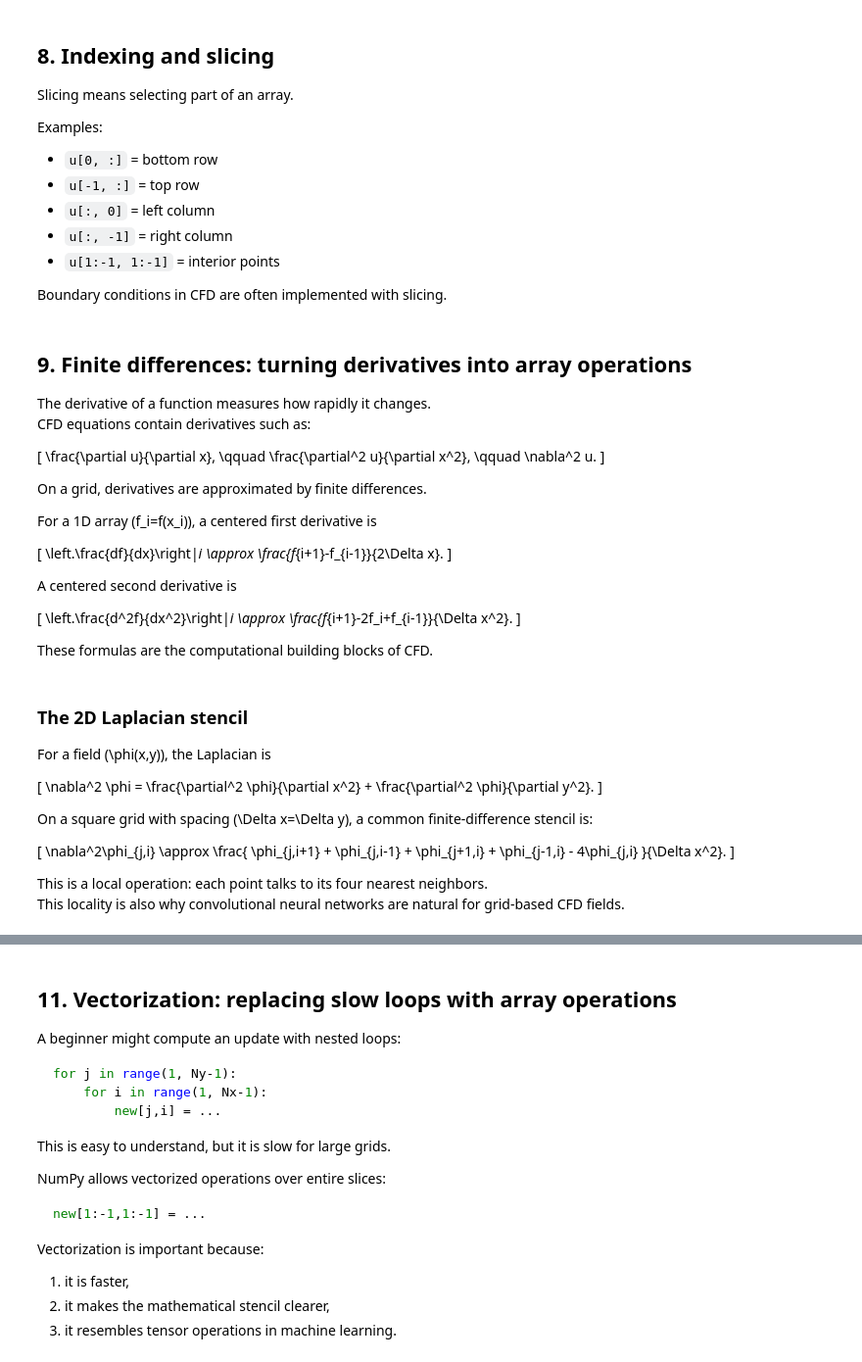
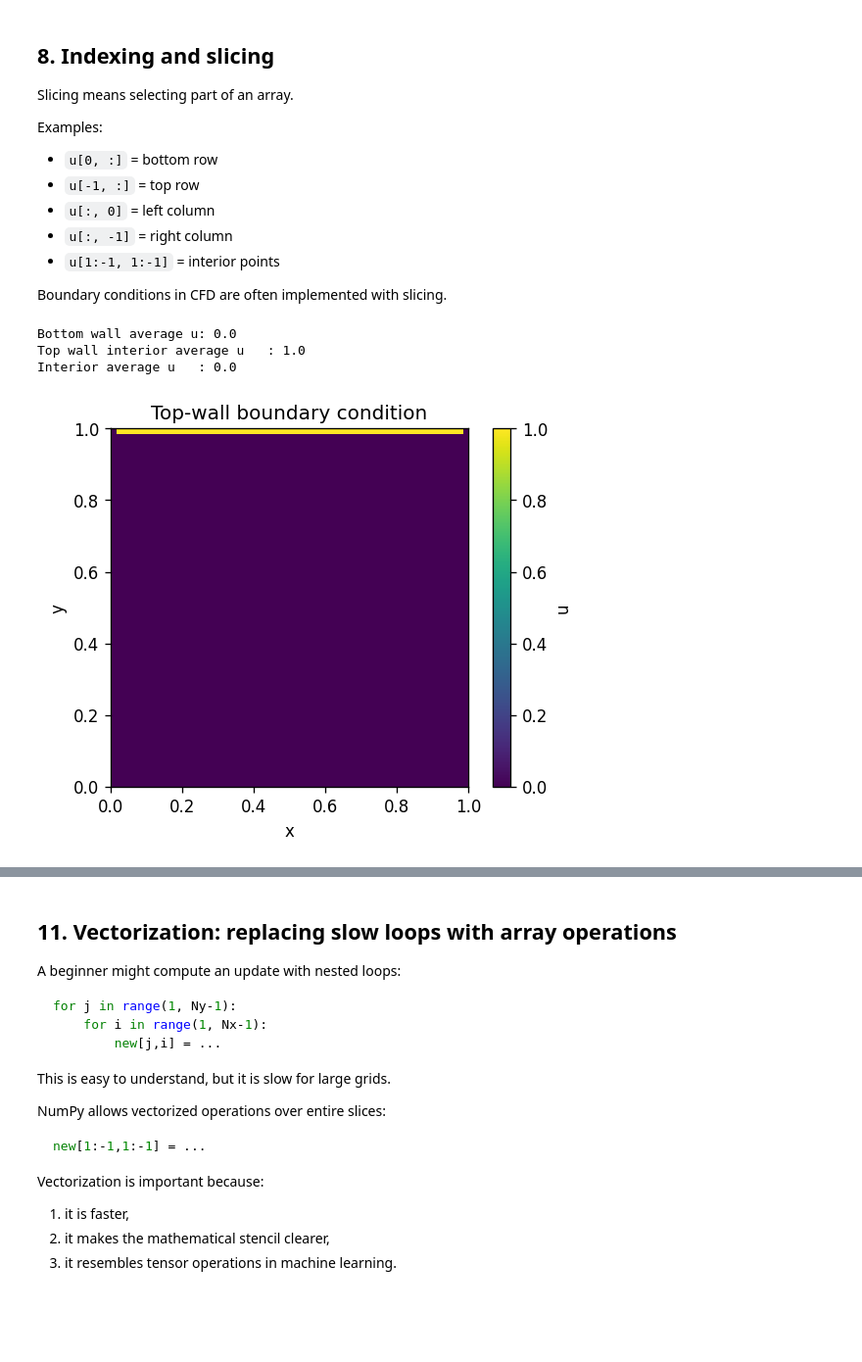
Before and after one commit to Ehsan-Roohi/FlowMLLab, a Jupyter notebook: notebooks/week01/01_python_for_cfd_ai_fluids.ipynb, the cells around one changed output, grey strips where cells are left out. Shown at 98% size. Saved outputs shown, nothing was run; the diff lists cells and outputs as text; code cells hidden in the pictures; blank space fills up the shorter version.

```diff
--- a/notebooks/week01/01_python_for_cfd_ai_fluids.ipynb
+++ b/notebooks/week01/01_python_for_cfd_ai_fluids.ipynb
@@ -480,50 +546,24 @@ Boundary conditions in CFD are often implemented with slicing.
 # %%
 u = np.zeros((Ny, Nx))
 
 # Lid-driven cavity boundary condition:
 # top wall moves with u = 1, all other walls have u = 0.
-u[-1, :] = 1.0
+u[-1, 1:-1] = 1.0  # stationary side walls take precedence at corners
 
 print("Bottom wall average u:", np.mean(u[0, :]))
-print("Top wall average u   :", np.mean(u[-1, :]))
+print("Top wall interior average u   :", np.mean(u[-1, 1:-1]))
 print("Interior average u   :", np.mean(u[1:-1, 1:-1]))
 
 plt.figure(figsize=(5, 4))
 plt.imshow(u, origin="lower", extent=[0, 1, 0, 1])
 plt.colorbar(label="u")
 plt.xlabel("x")
 plt.ylabel("y")
 plt.title("Top-wall boundary condition")
 plt.tight_layout()
 plt.show()
+# %% [output]
+Bottom wall average u: 0.0
+Top wall interior average u   : 1.0
+Interior average u   : 0.0
+[figure, added]
-# %% [markdown]
-## 9. Finite differences: turning derivatives into array operations
-
-The derivative of a function measures how rapidly it changes.
-CFD equations contain derivatives such as:
-
-\[
-\frac{\partial u}{\partial x}, \qquad
-\frac{\partial^2 u}{\partial x^2}, \qquad
-\nabla^2 u.
-\]
-
-On a grid, derivatives are approximated by finite differences.
-
-For a 1D array \(f_i=f(x_i)\), a centered first derivative is
-
-\[
-\left.\frac{df}{dx}\right|_i
-\approx
-\frac{f_{i+1}-f_{i-1}}{2\Delta x}.
-\]
-
-A centered second derivative is
-
-\[
-\left.\frac{d^2f}{dx^2}\right|_i
-\approx
-\frac{f_{i+1}-2f_i+f_{i-1}}{\Delta x^2}.
-\]
-
-These formulas are the computational building blocks of CFD.
@@ -558,24 +569,0 @@ plt.show()
-# %% [markdown]
-### The 2D Laplacian stencil
-
-For a field \(\phi(x,y)\), the Laplacian is
-
-\[
-\nabla^2 \phi =
-\frac{\partial^2 \phi}{\partial x^2}
-+
-\frac{\partial^2 \phi}{\partial y^2}.
-\]
-
-On a square grid with spacing \(\Delta x=\Delta y\), a common finite-difference stencil is:
-
-\[
-\nabla^2\phi_{j,i}
-\approx
-\frac{
-\phi_{j,i+1} + \phi_{j,i-1} + \phi_{j+1,i} + \phi_{j-1,i} - 4\phi_{j,i}
-}{\Delta x^2}.
-\]
-
-This is a local operation: each point talks to its four nearest neighbors.
-This locality is also why convolutional neural networks are natural for grid-based CFD fields.
```
Also changed, not shown: parts of 44 cells of this notebook, 7 other files.
